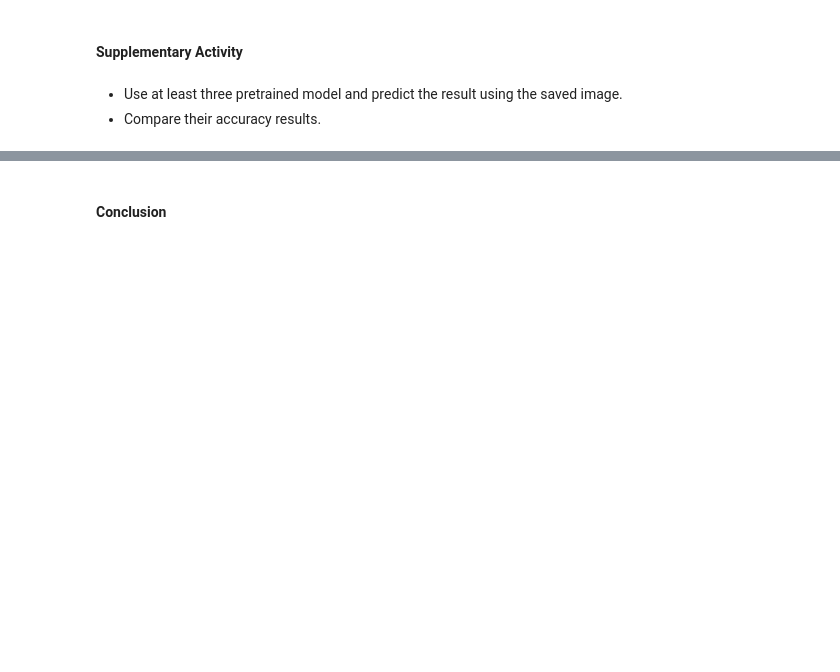
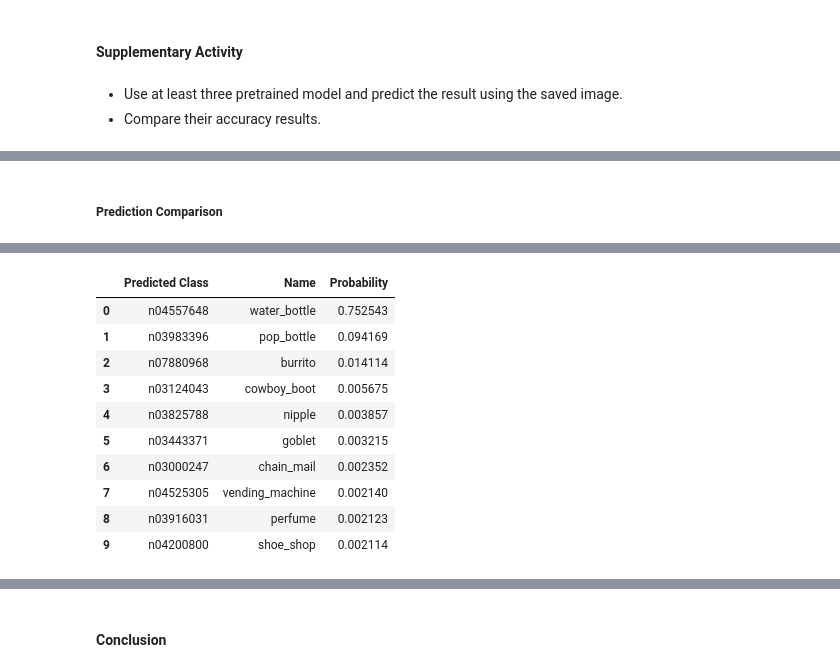
Before and after one commit to Wizxrdx/CPE313, a Jupyter notebook: Chapter 3 - Convolutional Neural Networks/HOA 3.3 - CNN Network Architectures_LABBAO.ipynb, the cells around one changed output, grey strips where cells are left out. Cells and saved outputs as stored; diff of their text form; code cells hidden in the pictures; blank space fills up the shorter version.

```diff
--- a/Chapter 3 - Convolutional Neural Networks/HOA 3.3 - CNN Network Architectures_LABBAO.ipynb
+++ b/Chapter 3 - Convolutional Neural Networks/HOA 3.3 - CNN Network Architectures_LABBAO.ipynb
@@ -56,7 +56,7 @@ def save_webcam_image(img_path):
         for i in range(ramp_frames):
             retval, im_camera = camera.read()
 
-        # retval, im_camera = camera.read()
+        retval, im_camera = camera.read()
 
         im = cv2.resize(im_camera, (224, 224)).astype(np.float32)
         cv2.imwrite(img_path, im)
@@ -135,0 +199,4 @@ Interpret the result using RESNET50 pretrained model
+# %%
+mobilenetv2_model = MobileNetV2(weights='imagenet')
+
+mobilenetv2_model.summary()
@@ -135,0 +265,2 @@ Interpret the result using RESNET50 pretrained model
+# %% [markdown]
+##### Prediction Comparison
@@ -135,0 +269,3 @@ Interpret the result using RESNET50 pretrained model
+# %%
+predict_image(mobilenetv2_model, img_path, mobilenet_v2.preprocess_input, mobilenet_v2.decode_predictions)
+# %% [output]
@@ -135,0 +273,11 @@ Interpret the result using RESNET50 pretrained model
+|  | Predicted Class | Name | Probability |
+| 0 | n04557648 | water_bottle | 0.752543 |
+| 1 | n03983396 | pop_bottle | 0.094169 |
+| 2 | n07880968 | burrito | 0.014114 |
+| 3 | n03124043 | cowboy_boot | 0.005675 |
+| 4 | n03825788 | nipple | 0.003857 |
+| 5 | n03443371 | goblet | 0.003215 |
+| 6 | n03000247 | chain_mail | 0.002352 |
+| 7 | n04525305 | vending_machine | 0.002140 |
+| 8 | n03916031 | perfume | 0.002123 |
+| 9 | n04200800 | shoe_shop | 0.002114 |
```
Also changed, not shown: parts of 20 cells of this notebook.
